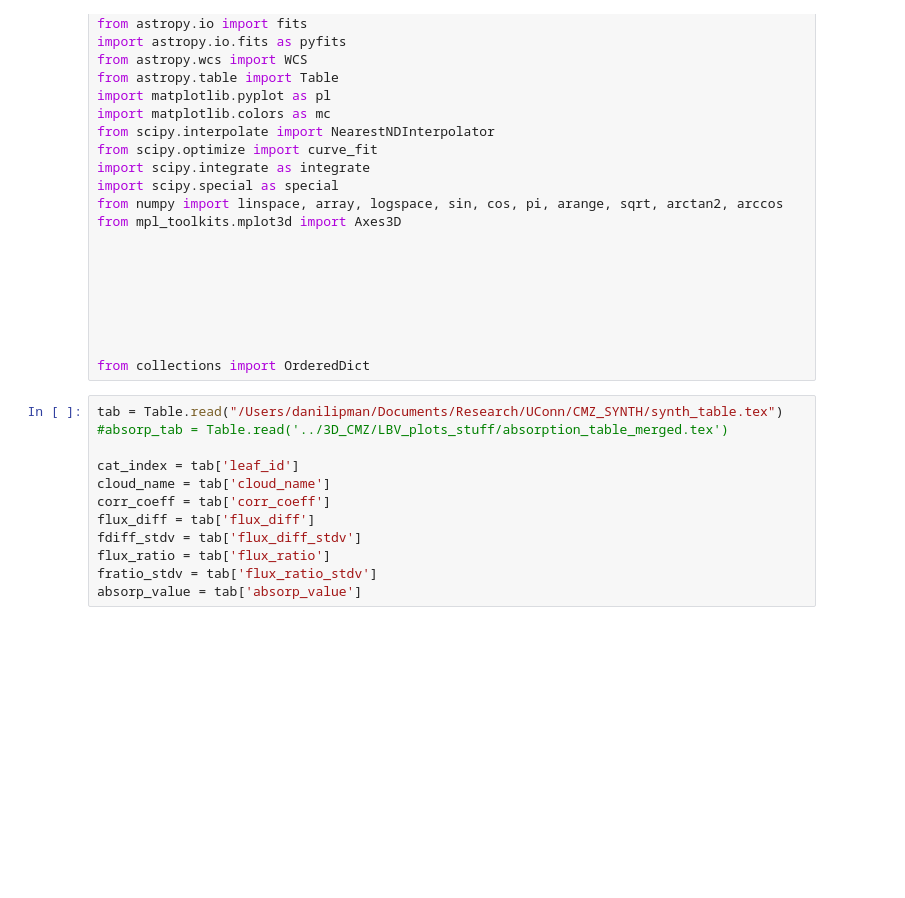
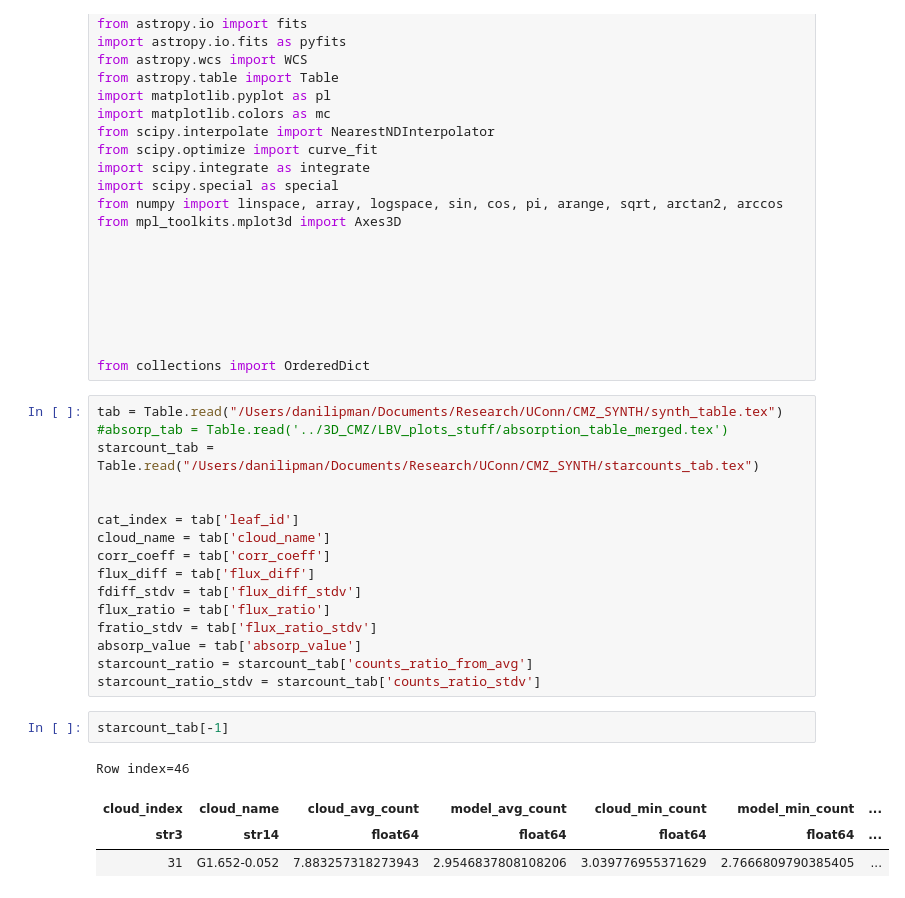
Before and after one commit to danilipman/cmz_synth, a Jupyter notebook: PPDFs.ipynb, the cells around one changed output. Saved outputs shown, nothing was run; the diff lists cells and outputs as text; blank space fills up the shorter version.

```diff
--- a/PPDFs.ipynb
+++ b/PPDFs.ipynb
@@ -29,6 +29,8 @@ from collections import OrderedDict
 # %%
 tab = Table.read("/Users/danilipman/Documents/Research/UConn/CMZ_SYNTH/synth_table.tex")
 #absorp_tab = Table.read('../3D_CMZ/LBV_plots_stuff/absorption_table_merged.tex')
+starcount_tab = Table.read("/Users/danilipman/Documents/Research/UConn/CMZ_SYNTH/starcounts_tab.tex")
+
 
 cat_index = tab['leaf_id']
 cloud_name = tab['cloud_name']
@@ -38,4 +40,13 @@ fdiff_stdv = tab['flux_diff_stdv']
 flux_ratio = tab['flux_ratio']
 fratio_stdv = tab['flux_ratio_stdv']
 absorp_value = tab['absorp_value']
+starcount_ratio = starcount_tab['counts_ratio_from_avg']
+starcount_ratio_stdv = starcount_tab['counts_ratio_stdv']
+# %%
+starcount_tab[-1]
+# %% [output]
+Row index=46
+| cloud_index | cloud_name | cloud_avg_count | model_avg_count | cloud_min_count | model_min_count | ... |
+| str3 | str14 | float64 | float64 | float64 | float64 | ... |
+| 31 | G1.652-0.052 | 7.883257318273943 | 2.9546837808108206 | 3.039776955371629 | 2.7666809790385405 | ... |
 # %%
```
Also changed, not shown: parts of 24 cells of this notebook, 11 other files.
